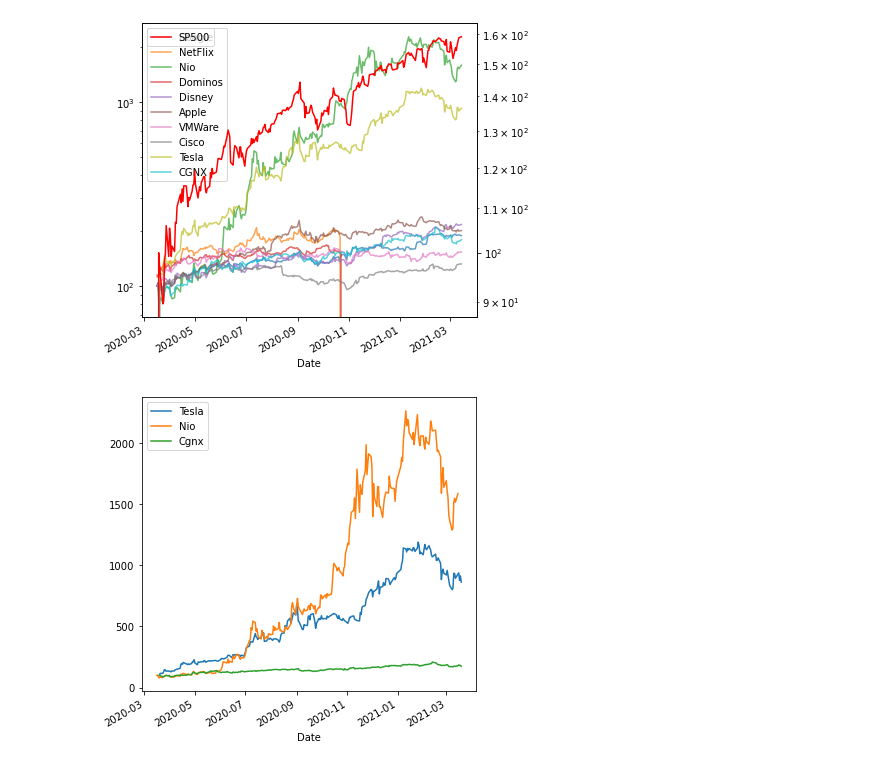
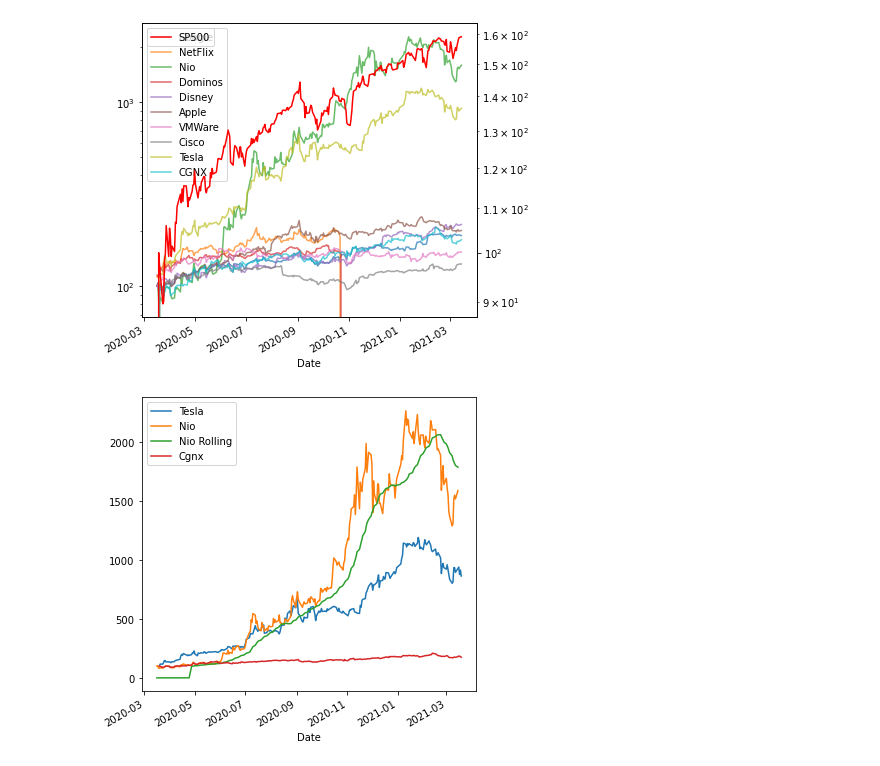
Before and after one commit to Andru-1987/python-deep-learning, a Jupyter notebook: Google timeseries.ipynb, the cells around one changed output. Saved outputs shown, nothing was run; the diff lists cells and outputs as text; code cells hidden in the pictures.

```diff
--- a/Google timeseries.ipynb
+++ b/Google timeseries.ipynb
@@ -255,13 +255,16 @@ plt.show()
 # %% [output]
 [figure]
 # %%
+#print(compare)
+nio_rolling_30=nio.rolling(window=30).mean()
 
-#print(compare)
 fig,ax=plt.subplots(figsize=(6,6))
 tesla['Normalized'].plot(ax=ax)
 nio['Normalized'].plot(ax=ax)
+nio_rolling_30['Normalized'].fillna(0).plot(ax=ax)
+
 cgnx['Normalized'].plot(ax=ax)
-plt.legend(['Tesla','Nio','Cgnx'])
+plt.legend(['Tesla','Nio','Nio Rolling','Cgnx'])
 plt.show()
 # %% [output]
-[figure, old version]
+[figure, new version]
```
